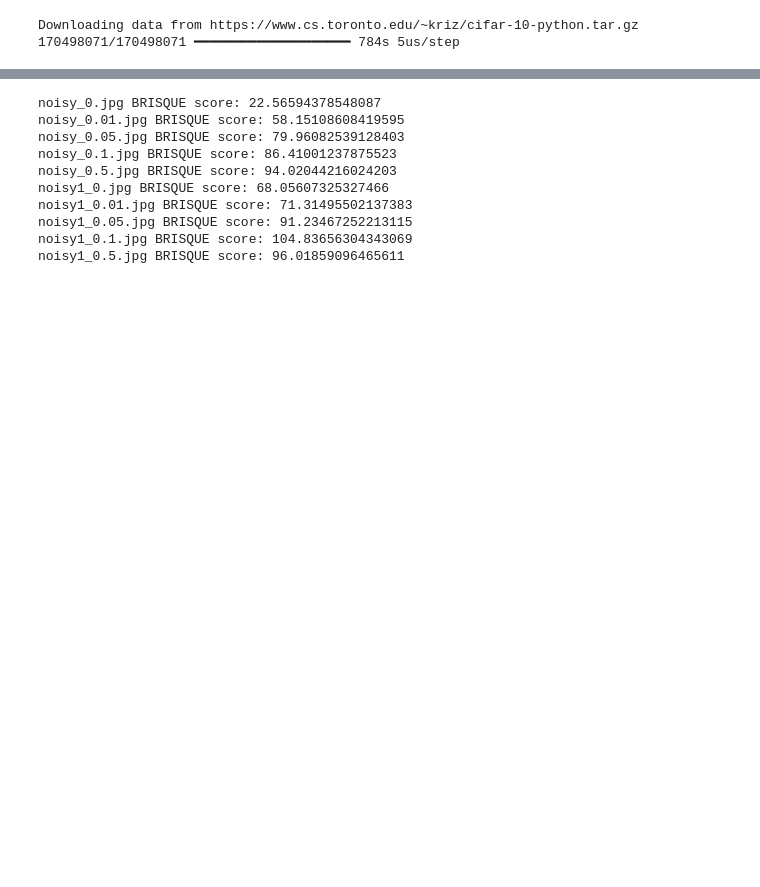
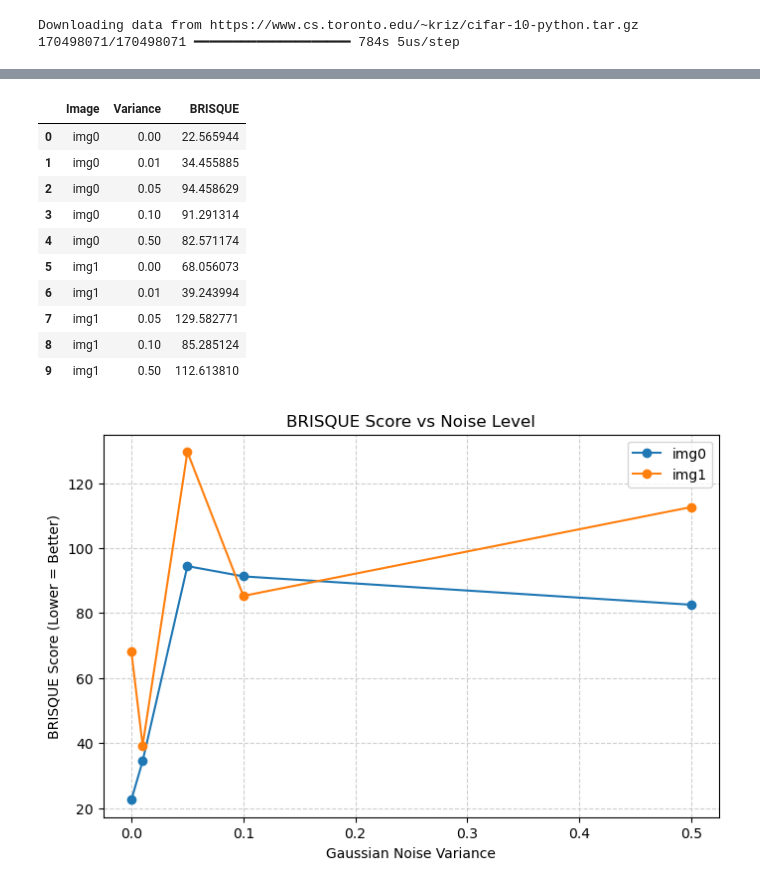
Before and after one commit to Villinger1999/Bachelor, a Jupyter notebook: brisque_assesment.ipynb, the cells around one changed output, grey strips where cells are left out. Cells and saved outputs as stored; diff of their text form; code cells hidden in the pictures; blank space fills up the shorter version.

Commit message:
brisque

```diff
--- a/brisque_assesment.ipynb
+++ b/brisque_assesment.ipynb
@@ -13,18 +13,6 @@ from skimage import io, util
 
 print("Train:", x_train.shape, y_train.shape)
 print("Test:", x_test.shape, y_test.shape)
-
-img = x_train[0]
-img1 = x_train[1]
-
-# Show it
-plt.imshow(img)
-plt.title(f"Label: {y_train[0][0]}")
-plt.show()
-# Show it
-plt.imshow(img1)
-plt.title(f"Label: {y_train[1][0]}")
-plt.show()
 # %% [output]
 Train: (50000, 32, 32, 3) (50000, 1)
 Test: (10000, 32, 32, 3) (10000, 1)
@@ -69,32 +62,58 @@ for var in v:
 # %%
+import pandas as pd
+import matplotlib.pyplot as plt
 from brisque import BRISQUE
 import cv2
 
 # Create BRISQUE object
-
 brisque = BRISQUE()
 
-var = ['noisy_0.jpg', 'noisy_0.01.jpg', 'noisy_0.05.jpg', 'noisy_0.1.jpg', 'noisy_0.5.jpg']
+# File lists
+var = ['noisy0_0.jpg', 'noisy0_0.01.jpg', 'noisy0_0.05.jpg', 'noisy0_0.1.jpg', 'noisy0_0.5.jpg']
 var1 = ['noisy1_0.jpg', 'noisy1_0.01.jpg', 'noisy1_0.05.jpg', 'noisy1_0.1.jpg', 'noisy1_0.5.jpg']
 
+results = []
 
+# Process first image set
 for fname in var:
-    img = cv2.imread(fname)  # Load as NumPy array
+    img = cv2.imread(fname)
     score = brisque.score(img)
-    print(fname, "BRISQUE score:", score)
+    variance = float(fname.split("_")[-1].replace(".jpg", ""))  # Extract variance
+    results.append({"Image": "img0", "Variance": variance, "BRISQUE": score})
 
+# Process second image set
 for fname in var1:
-    img = cv2.imread(fname)  # Load as NumPy array
+    img = cv2.imread(fname)
     score = brisque.score(img)
-    print(fname, "BRISQUE score:", score)
+    variance = float(fname.split("_")[-1].replace(".jpg", ""))  # Extract variance
+    results.append({"Image": "img1", "Variance": variance, "BRISQUE": score})
+
+# Convert to DataFrame
+df_scores = pd.DataFrame(results).sort_values(by=["Image", "Variance"])
+
+display(df_scores)
+
+# Plot results
+plt.figure(figsize=(8, 5))
+for img_id, group in df_scores.groupby("Image"):
+    plt.plot(group["Variance"], group["BRISQUE"], marker="o", label=img_id)
+
+plt.xlabel("Gaussian Noise Variance")
+plt.ylabel("BRISQUE Score (Lower = Better)")
+plt.title("BRISQUE Score vs Noise Level")
+plt.legend()
+plt.grid(True, linestyle="--", alpha=0.6)
+plt.show()
 # %% [output]
-noisy_0.jpg BRISQUE score: 22.56594378548087
-noisy_0.01.jpg BRISQUE score: 58.15108608419595
-noisy_0.05.jpg BRISQUE score: 79.96082539128403
-noisy_0.1.jpg BRISQUE score: 86.41001237875523
-noisy_0.5.jpg BRISQUE score: 94.02044216024203
-noisy1_0.jpg BRISQUE score: 68.05607325327466
-noisy1_0.01.jpg BRISQUE score: 71.31495502137383
-noisy1_0.05.jpg BRISQUE score: 91.23467252213115
-noisy1_0.1.jpg BRISQUE score: 104.83656304343069
-noisy1_0.5.jpg BRISQUE score: 96.01859096465611
+|  | Image | Variance | BRISQUE |
+| 0 | img0 | 0.00 | 22.565944 |
+| 1 | img0 | 0.01 | 34.455885 |
+| 2 | img0 | 0.05 | 94.458629 |
+| 3 | img0 | 0.10 | 91.291314 |
+| 4 | img0 | 0.50 | 82.571174 |
+| 5 | img1 | 0.00 | 68.056073 |
+| 6 | img1 | 0.01 | 39.243994 |
+| 7 | img1 | 0.05 | 129.582771 |
+| 8 | img1 | 0.10 | 85.285124 |
+| 9 | img1 | 0.50 | 112.613810 |
+[figure, added]
```
Also changed, not shown: parts of 3 cells of this notebook, 13 other files.
